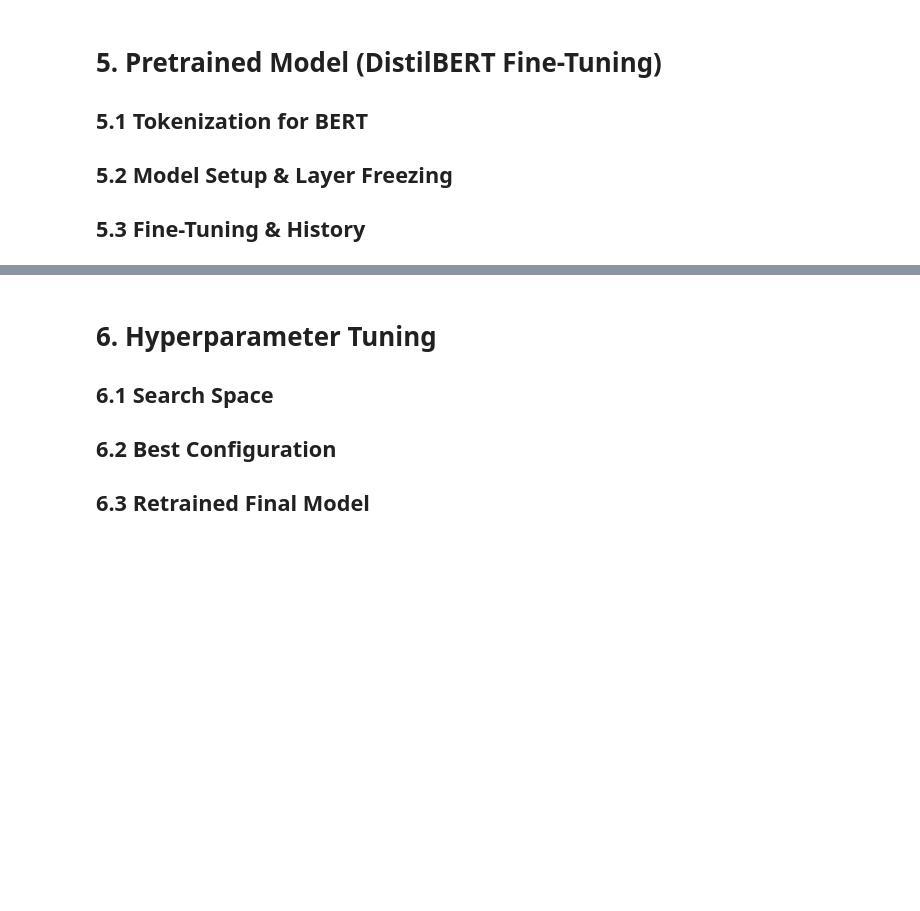
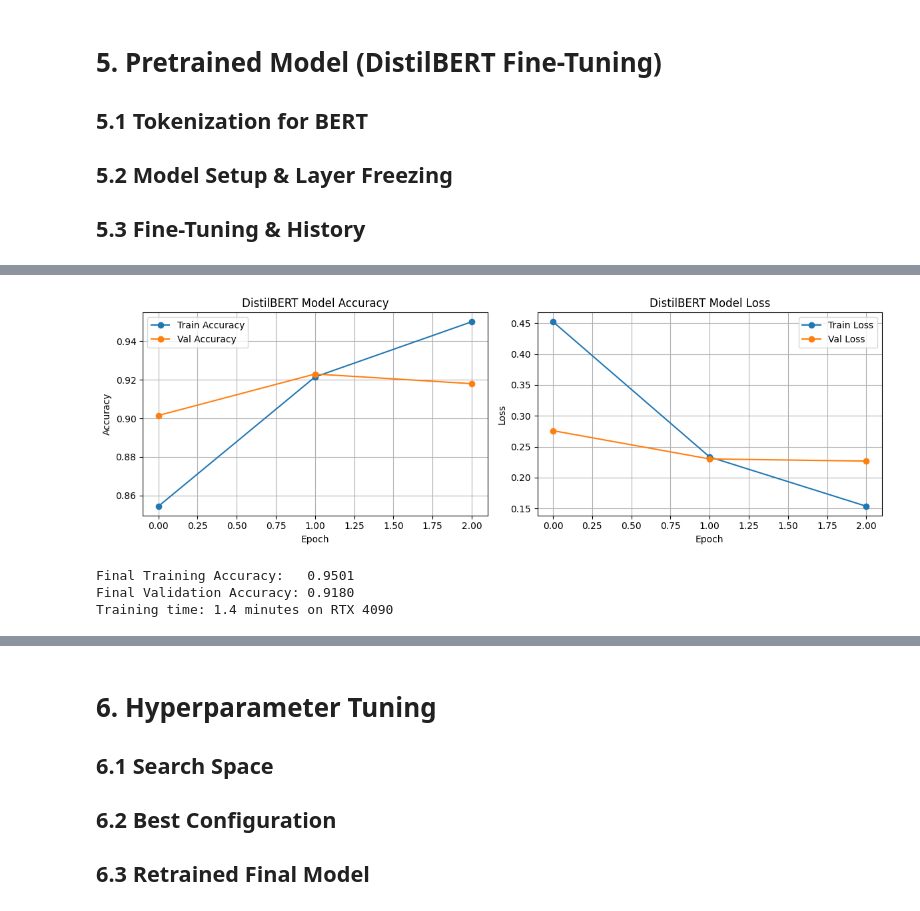
Before and after one commit to jordan6andres/math4dl_project, a Jupyter notebook: notebooks/dl_math_project.ipynb, the cells around one changed output, grey strips where cells are left out. Drawn from its saved outputs; the diff is of its cells as text; code cells hidden in the pictures; blank space fills up the shorter version.

Commit message:
Add Section 5: DistilBERT fine-tuning, evaluation, and results

```diff
--- a/notebooks/dl_math_project.ipynb
+++ b/notebooks/dl_math_project.ipynb
@@ -339,0 +548,38 @@ Arrays saved to data/processed/
+# %%
+# ── 5.5 Plot Training History ─────────────────────────────────────────────────
+# These charts show how the model improved over each epoch
+# Loss going down = model is learning
+# Accuracy going up = model is getting better at classifying
+
+fig, axes = plt.subplots(1, 2, figsize=(12, 4))
+
+# Plot accuracy
+axes[0].plot(history_bert.history['accuracy'], label='Train Accuracy', marker='o')
+axes[0].plot(history_bert.history['val_accuracy'], label='Val Accuracy', marker='o')
+axes[0].set_title('DistilBERT Model Accuracy')
+axes[0].set_xlabel('Epoch')
+axes[0].set_ylabel('Accuracy')
+axes[0].legend()
+axes[0].grid(True)
+
+# Plot loss
+axes[1].plot(history_bert.history['loss'], label='Train Loss', marker='o')
+axes[1].plot(history_bert.history['val_loss'], label='Val Loss', marker='o')
+axes[1].set_title('DistilBERT Model Loss')
+axes[1].set_xlabel('Epoch')
+axes[1].set_ylabel('Loss')
+axes[1].legend()
+axes[1].grid(True)
+
+plt.tight_layout()
+plt.savefig('reports/bert_training_history.png', dpi=150, bbox_inches='tight')
+plt.show()
+
+print(f"Final Training Accuracy:   {history_bert.history['accuracy'][-1]:.4f}")
+print(f"Final Validation Accuracy: {history_bert.history['val_accuracy'][-1]:.4f}")
+print(f"Training time: 1.4 minutes")
+# %% [output]
+[figure, added]
+Final Training Accuracy:   0.9501
+Final Validation Accuracy: 0.9180
+Training time: 1.4 minutes on RTX 4090
```
Also changed, not shown: parts of 13 cells of this notebook, 3 other files.
